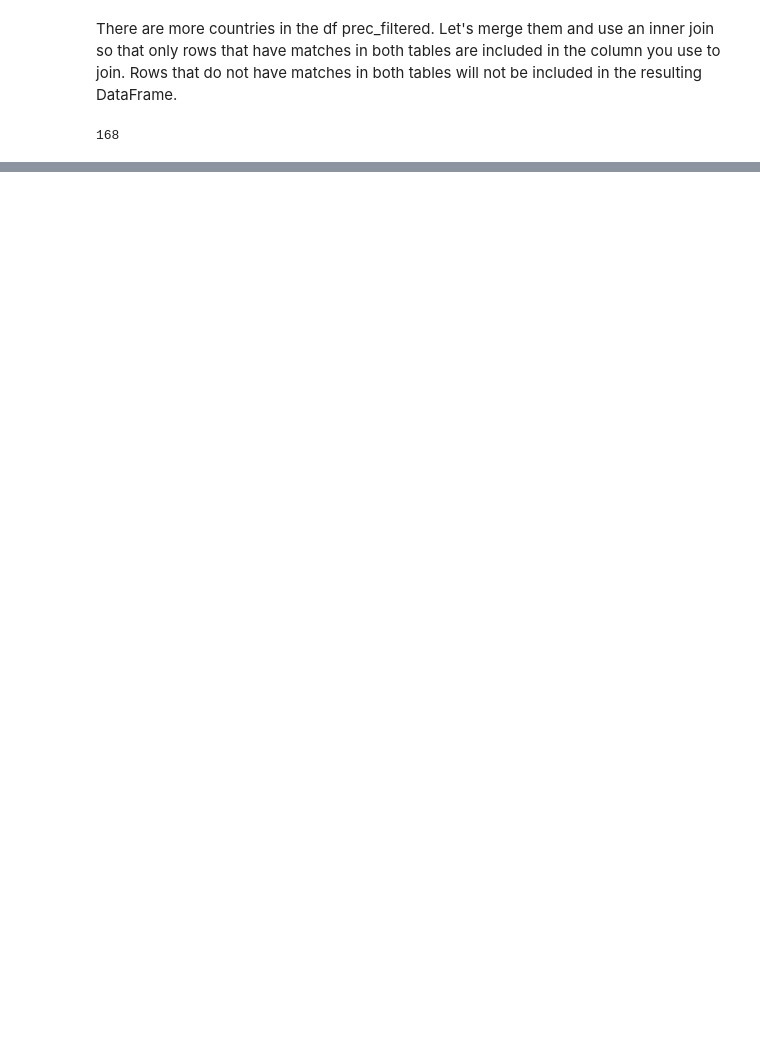
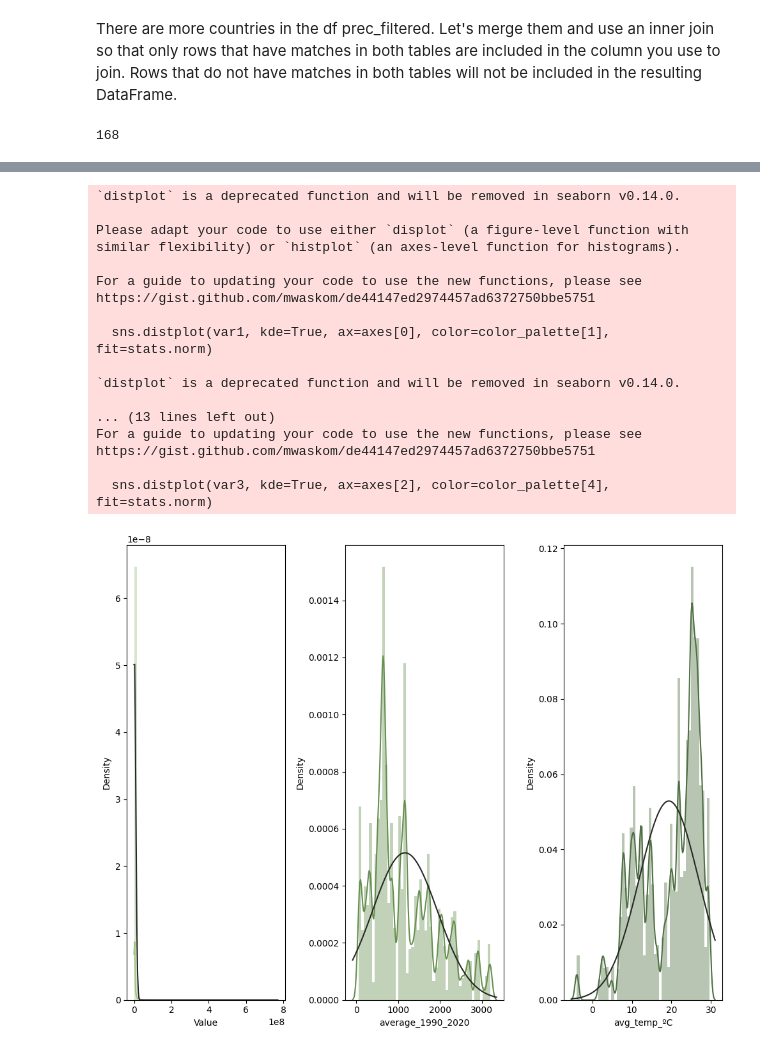
Before and after one commit to CrisDAndres/proyecto_agrotech, a Jupyter notebook: preprocessing.ipynb, the cells around one changed output, grey strips where cells are left out. Drawn from its saved outputs; the diff is of its cells as text; code cells hidden in the pictures; blank space fills up the shorter version.

```diff
--- a/preprocessing.ipynb
+++ b/preprocessing.ipynb
@@ -282,6 +356,6 @@ prec['average_1990_2020'] = prec[year_col].mean(axis=1).round(2)
 # %%
 # create a new df with Area and average columns
-prec_filtered = prec[['Area','average_1990_2020']].copy()
+prec_filtered = prec[['Area','avg_rainfall_mm_year']].copy()
 prec_filtered
 # %% [output]
 |  | Area | average_1990_2020 |
@@ -402,0 +553,9 @@ fert_filtered.rename(columns={'Item': 'fertilizer_type'}, inplace=True)
+# %%
+# calculation of the average temperature last & previous in a new column
+
+temp['avg_temp_ºC'] = temp[['Last','Previous']].mean(axis=1).round(2)
+
+# drop Last & previous columns
+temp = temp.drop(['Last','Previous'], axis=1)
+# Change the name to the new column
+temp.rename(columns={'Country': 'Area'}, inplace=True)
@@ -434,6 +614,7 @@ prec_filtered.head(2)
 There are more countries in the df prec_filtered. Let's merge them and use an inner join so that only rows that have matches in both tables are included in the column you use to join. Rows that do not have matches in both tables will not be included in the resulting DataFrame.
 # %%
 df = crop.merge(prec_filtered, on='Area', how='inner')
+df = df.merge(temp, on='Area', how='inner')
 # %%
 df['Area'].nunique()
 # %% [output]
@@ -440,0 +653,2 @@ df['Area'].nunique()
+# %%
+df['Item Code'] = df['Item Code'].astype('object')
@@ -440,0 +665,45 @@ df['Area'].nunique()
+# %%
+# Visualisation of continuous variables
+from scipy import stats
+
+var1 = df['Value']
+var2 = df['average_1990_2020']
+var3 = df['avg_temp_ºC']
+
+# Create subplots
+fig, axes = plt.subplots(nrows=1, ncols=3, figsize=(10, 8))
+
+# Plot distplot for each subplot
+(mu, sigma) = stats.norm.fit(var1)
+sns.distplot(var1, kde=True, ax=axes[0], color=color_palette[1], fit=stats.norm)
+
+(mu, sigma) = stats.norm.fit(var2)
+sns.distplot(var2, kde=True, ax=axes[1], color=color_palette[3], fit=stats.norm)
+
+(mu, sigma) = stats.norm.fit(var3)
+sns.distplot(var3, kde=True, ax=axes[2], color=color_palette[4], fit=stats.norm)
+
+# Adjust the design
+plt.tight_layout()
+
+# Show
+plt.show()
+# %% [output]
+`distplot` is a deprecated function and will be removed in seaborn v0.14.0.
+
+Please adapt your code to use either `displot` (a figure-level function with
+similar flexibility) or `histplot` (an axes-level function for histograms).
+
+For a guide to updating your code to use the new functions, please see
+https://gist.github.com/mwaskom/de44147ed2974457ad6372750bbe5751
+
+  sns.distplot(var1, kde=True, ax=axes[0], color=color_palette[1], fit=stats.norm)
+
+`distplot` is a deprecated function and will be removed in seaborn v0.14.0.
+
+... (13 lines left out)
+For a guide to updating your code to use the new functions, please see
+https://gist.github.com/mwaskom/de44147ed2974457ad6372750bbe5751
+
+  sns.distplot(var3, kde=True, ax=axes[2], color=color_palette[4], fit=stats.norm)
+[figure, added]
```
Also changed, not shown: parts of 55 cells of this notebook.
